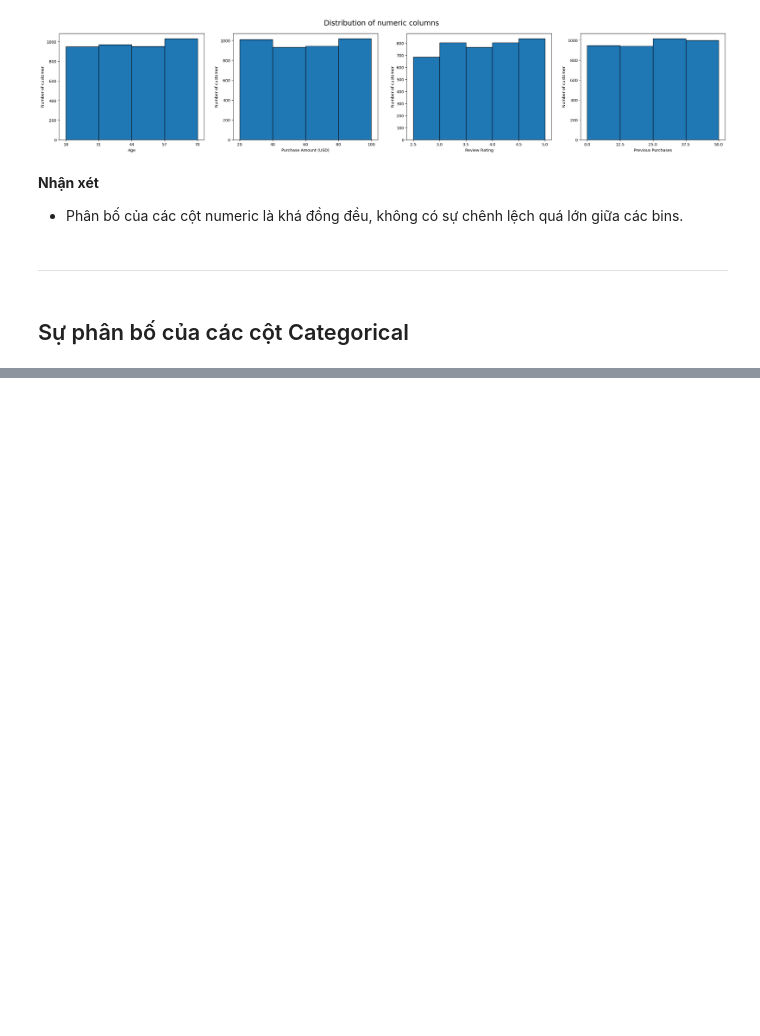
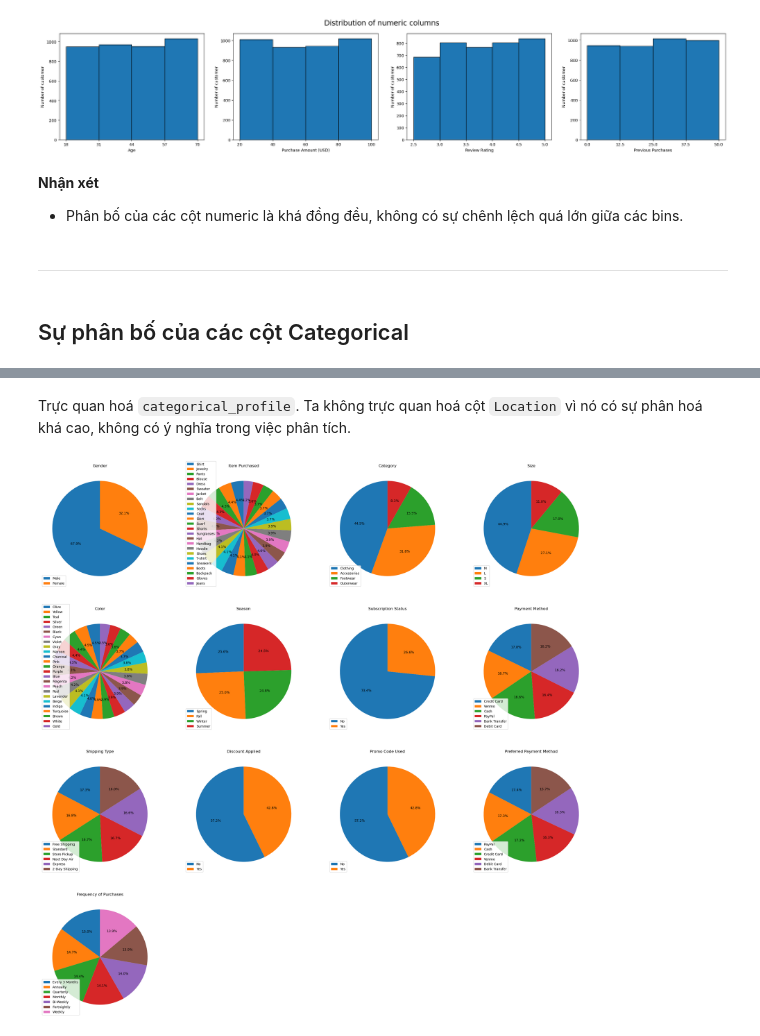
Before and after one commit to HuyAnhTon/Programming_DS, a Jupyter notebook: notebooks/data_explore.ipynb, the cells around one changed output, grey strips where cells are left out. Drawn from its saved outputs; the diff is of its cells as text; code cells hidden in the pictures; blank space fills up the shorter version.

Commit message:
Exploring Categorical data

```diff
--- a/notebooks/data_explore.ipynb
+++ b/notebooks/data_explore.ipynb
@@ -307,0 +339,3 @@ Text(0.5, 0.98, 'Distribution of numeric columns')
+# %%
+categolical_cols = raw_df.select_dtypes(include="object").columns.tolist()
+raw_df[categolical_cols].head()
@@ -307,0 +381,3 @@ Text(0.5, 0.98, 'Distribution of numeric columns')
+# %%
+mising_cols = ['Location', 'Shipping Type', 'Frequency of Purchases']
+raw_df.dropna(subset=mising_cols, inplace=True)
@@ -307,0 +403,8 @@ Text(0.5, 0.98, 'Distribution of numeric columns')
+# %%
+df = raw_df[categolical_cols].drop(columns=["Customer ID"])
+
+categorical_profile = pd.DataFrame(columns=df.columns.tolist(), index=['num_diff_vals', 'distribution'])
+categorical_profile.loc['num_diff_vals'] = df.nunique()
+categorical_profile.loc['distribution'] = df.apply(lambda x: x.value_counts().to_dict())
+
+categorical_profile
@@ -307,0 +415,15 @@ Text(0.5, 0.98, 'Distribution of numeric columns')
+# %% [markdown]
+Trực quan hoá `categorical_profile`. Ta không trực quan hoá cột `Location` vì nó có sự phân hoá khá cao, không có ý nghĩa trong việc phân tích.
+# %%
+plt.figure(figsize=(30, 30))
+categorical_profile = categorical_profile.drop(columns=["Location"])
+
+for i, col in enumerate(categorical_profile.columns.tolist()):
+    plt.subplot(4, 4, i+1)
+    plt.pie(categorical_profile.loc["distribution"][col].values(), autopct='%1.1f%%', startangle=90)
+    plt.title(col)
+    plt.legend(loc='lower left', labels=categorical_profile.loc["distribution"][col].keys())
+
+plt.show()
+# %% [output]
+[figure, added]
```
Also changed, not shown: parts of 11 cells of this notebook, 1 other file.
